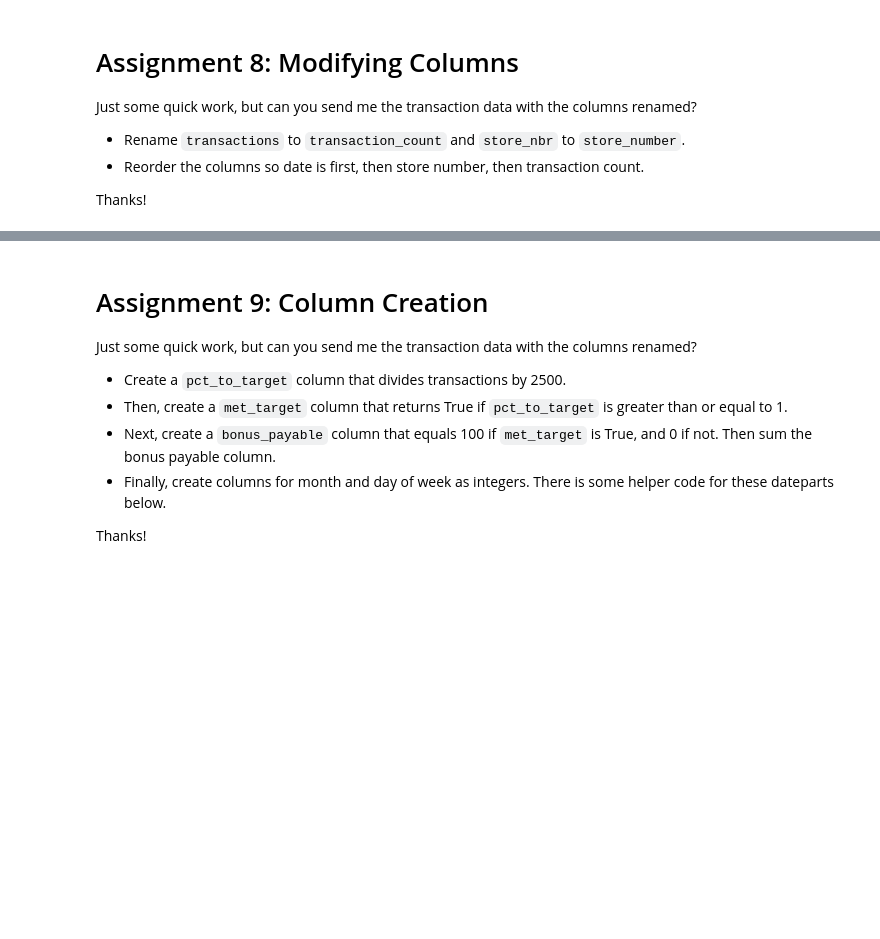
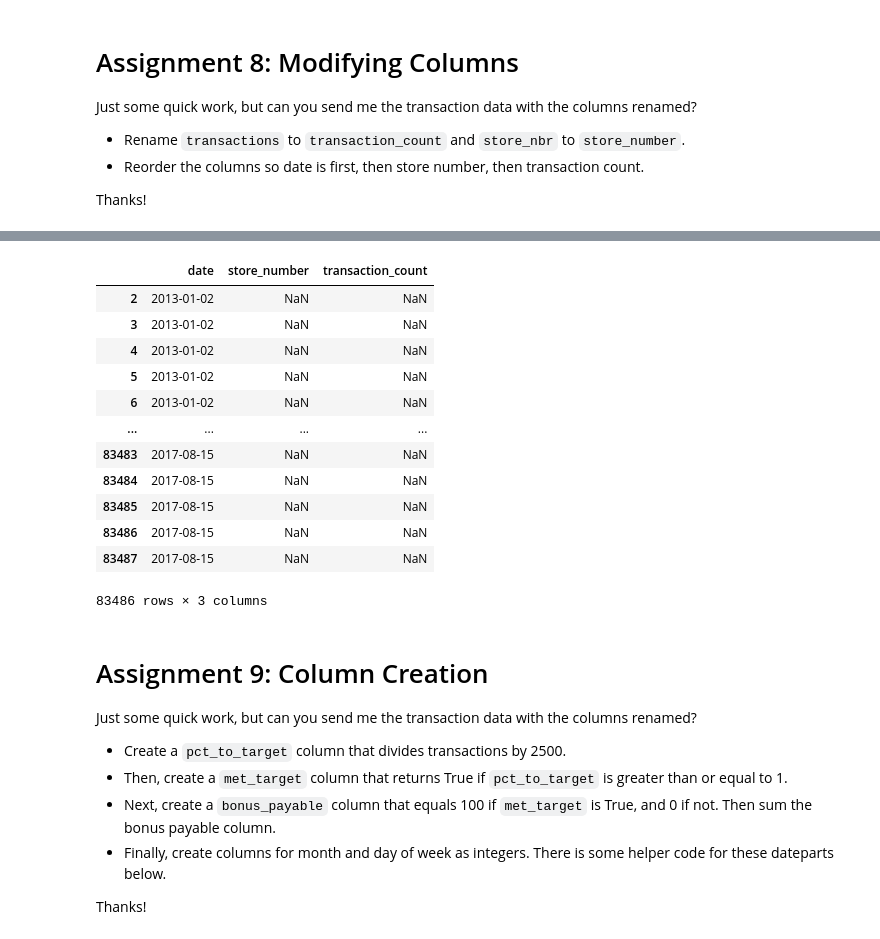
Before and after one commit to atsianis/DataframesPractice, a Jupyter notebook: section03_DataFrames.ipynb, the cells around one changed output, grey strips where cells are left out. Cells and saved outputs as stored; diff of their text form; code cells hidden in the pictures; blank space fills up the shorter version.

Commit message:
modify columns

```diff
--- a/section03_DataFrames.ipynb
+++ b/section03_DataFrames.ipynb
@@ -395,3 +405,19 @@ transactions.head()
+# %%
+transactions.reindex(labels=["date", "store_number", "transaction_count"], axis=1)
+# %% [output]
+|  | date | store_number | transaction_count |
+| 2 | 2013-01-02 | NaN | NaN |
+| 3 | 2013-01-02 | NaN | NaN |
+| 4 | 2013-01-02 | NaN | NaN |
+| 5 | 2013-01-02 | NaN | NaN |
+| 6 | 2013-01-02 | NaN | NaN |
+| ... | ... | ... | ... |
+| 83483 | 2017-08-15 | NaN | NaN |
+| 83484 | 2017-08-15 | NaN | NaN |
+| 83485 | 2017-08-15 | NaN | NaN |
+| 83486 | 2017-08-15 | NaN | NaN |
+| 83487 | 2017-08-15 | NaN | NaN |
+83486 rows × 3 columns
 # %% [markdown]
 # Assignment 9: Column Creation
 
```
Also changed, not shown: parts of 2 cells of this notebook.
